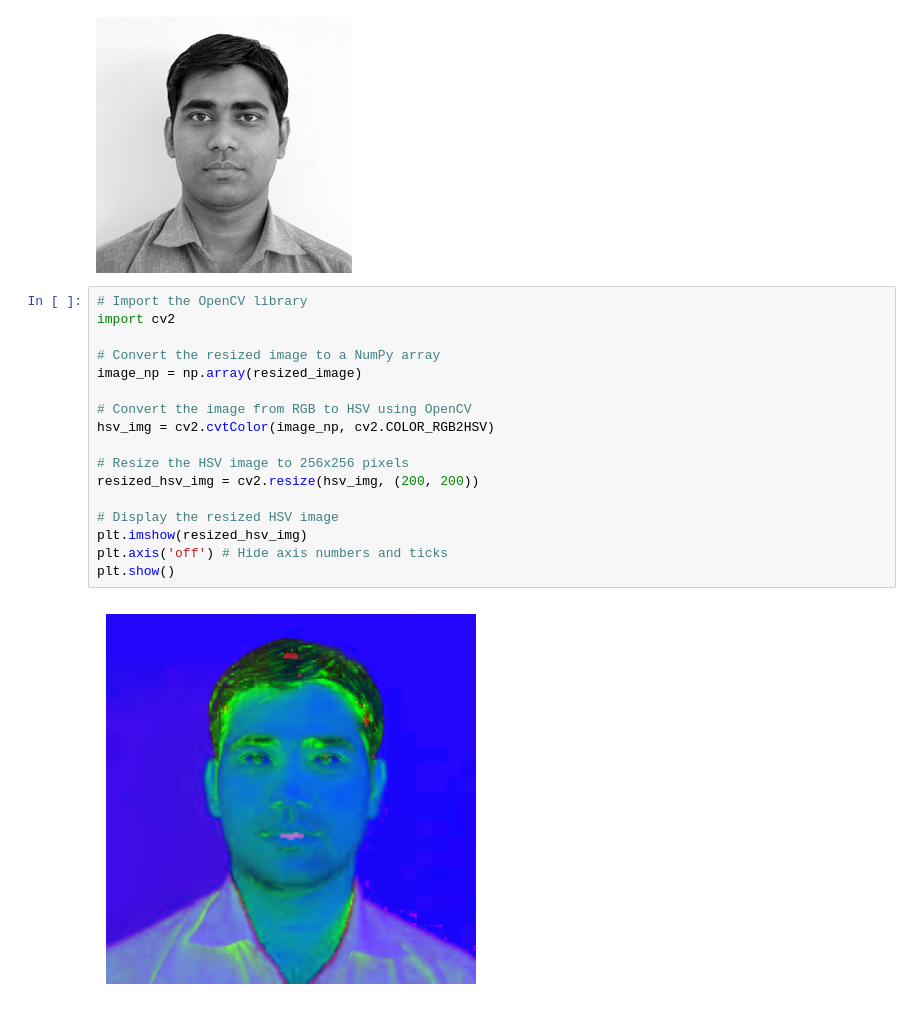
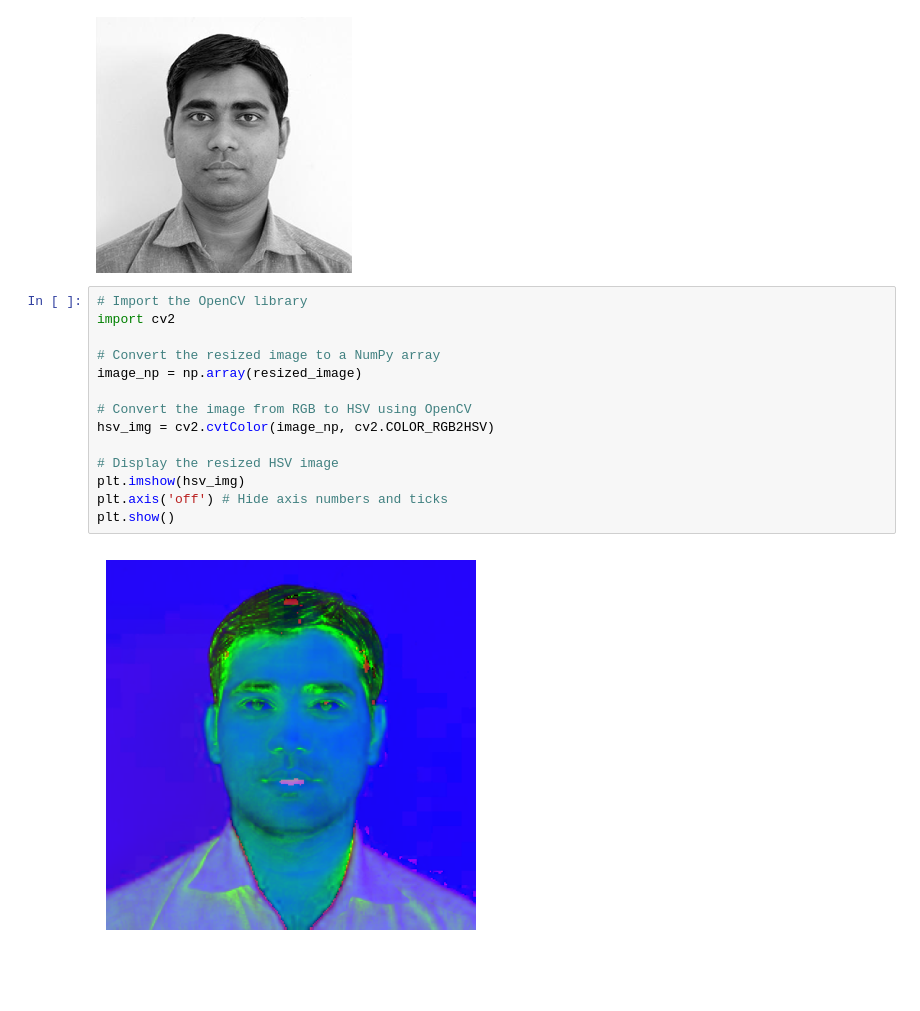
Before and after one commit to dev-singh-kanyal/prip-lab, a Jupyter notebook: lab1.ipynb, the cells around one changed output. Cells and saved outputs as stored; diff of their text form; blank space fills up the shorter version.

```diff
--- a/lab1.ipynb
+++ b/lab1.ipynb
@@ -69,19 +69,16 @@ display(grey_scale)
 # %%
 # Import the OpenCV library
 import cv2
 
 # Convert the resized image to a NumPy array
 image_np = np.array(resized_image)
 
 # Convert the image from RGB to HSV using OpenCV
 hsv_img = cv2.cvtColor(image_np, cv2.COLOR_RGB2HSV)
 
-# Resize the HSV image to 256x256 pixels
-resized_hsv_img = cv2.resize(hsv_img, (200, 200))
-
 # Display the resized HSV image
-plt.imshow(resized_hsv_img)
+plt.imshow(hsv_img)
 plt.axis('off') # Hide axis numbers and ticks
 plt.show()
 # %% [output]
-[figure, old version]
+[figure, new version]
```
